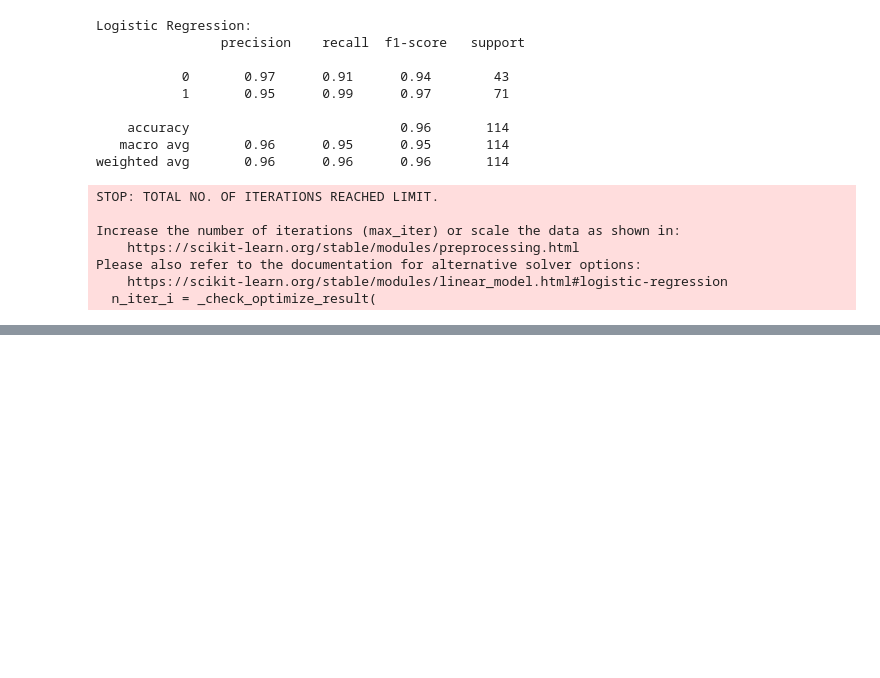
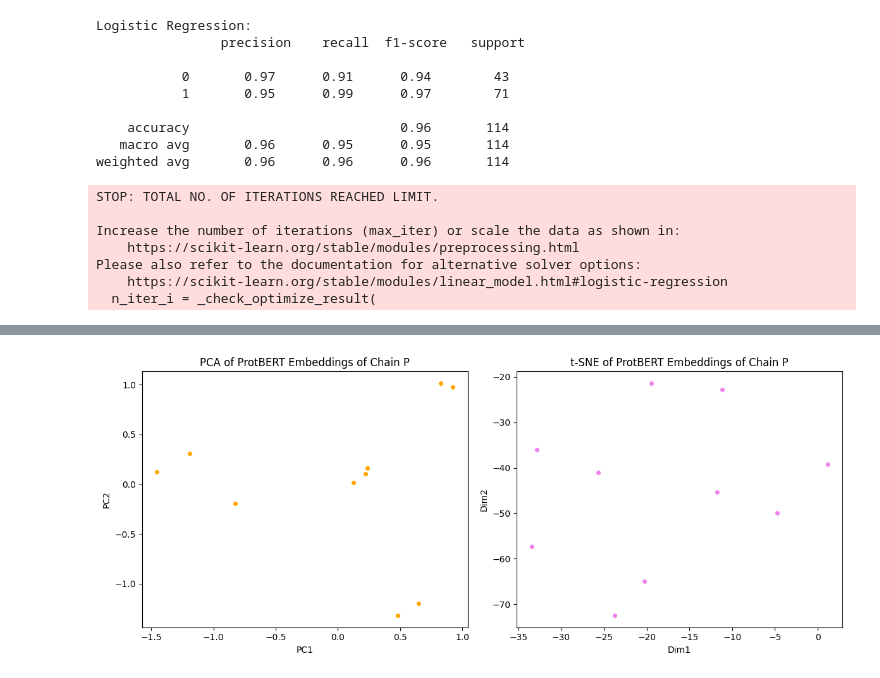
Before and after one commit to shannonfernandes25/bioinformatics-BPRI-Bioinformatics, a Jupyter notebook: Machine_learning_Basics.ipynb, the cells around one changed output, grey strips where cells are left out. Saved outputs shown, nothing was run; the diff lists cells and outputs as text; code cells hidden in the pictures; blank space fills up the shorter version.

```diff
--- a/Machine_learning_Basics.ipynb
+++ b/Machine_learning_Basics.ipynb
@@ -69,0 +153,2 @@ Please also refer to the documentation for alternative solver options:
+# %%
+sequence_P = " ".join(list('''ARTKQTARXS'''))
@@ -69,0 +392,35 @@ Please also refer to the documentation for alternative solver options:
+# %%
+from sklearn.decomposition import PCA
+from sklearn.manifold import TSNE
+import matplotlib.pyplot as plt
+import seaborn as sns
+
+# PCA to 2D
+pca = PCA(n_components=2)
+pca_result = pca.fit_transform(embeddings_P)
+
+# t-SNE to 2D
+tsne = TSNE(n_components=2, perplexity=5, n_iter=1000, random_state=42)
+tsne_result = tsne.fit_transform(embeddings_P)
+
+# Plotting
+plt.figure(figsize=(12,5))
+
+# PCA
+plt.subplot(1,2,1)
+sns.scatterplot(x=pca_result[:,0], y=pca_result[:,1], s=30, color="orange")
+plt.title("PCA of ProtBERT Embeddings of Chain P")
+plt.xlabel("PC1")
+plt.ylabel("PC2")
+
+# t-SNE
+plt.subplot(1,2,2)
+sns.scatterplot(x=tsne_result[:,0], y=tsne_result[:,1], s=30, color="violet")
+plt.title("t-SNE of ProtBERT Embeddings of Chain P")
+plt.xlabel("Dim1")
+plt.ylabel("Dim2")
+
+plt.tight_layout()
+plt.show()
+# %% [output]
+[figure, added]
```
Also changed, not shown: parts of 31 cells of this notebook.
